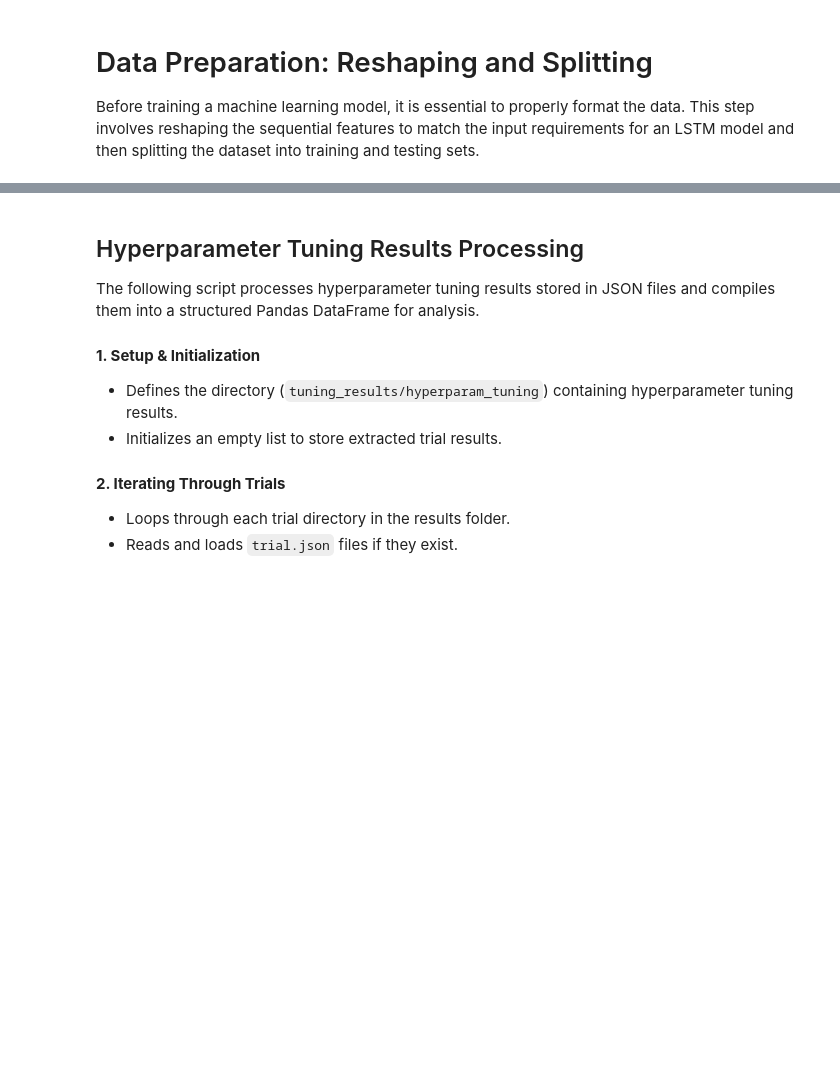
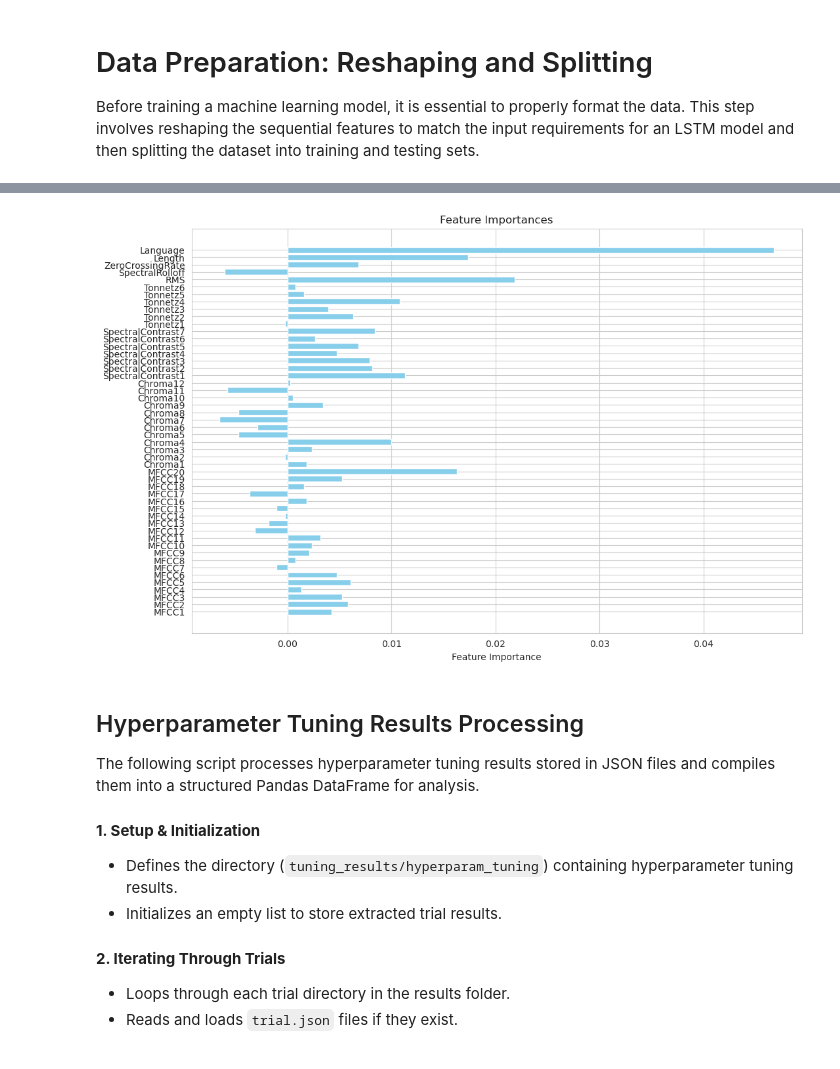
Before and after one commit to ladalar/beata, a Jupyter notebook: music_popularity.ipynb, the cells around one changed output, grey strips where cells are left out. Cells and saved outputs as stored; diff of their text form; code cells hidden in the pictures; blank space fills up the shorter version.

```diff
--- a/music_popularity.ipynb
+++ b/music_popularity.ipynb
@@ -228,7 +228,7 @@ In the following code, we separate the data into two distinct sets: one for sequ
 This separation is essential for ensuring that the model architecture is optimized for the type of data it is processing, leading to better performance and more accurate predictions.
 # %%
 # Select Features and Target
-X_seq = df.iloc[:, 5:25].values  # MFCC1 to MFCC20 (sequential features)
+X_seq = df.iloc[:, 5:24].values  # MFCC1 to MFCC20 (sequential features)
 X_nonseq = df.iloc[:, 25:-1].values  # Spectral Contrast, Tonnetz, etc. (non-sequential features)
 y = df['category'].values  # Target variable
 # %% [markdown]
@@ -296,6 +319,14 @@ This script implements a **hybrid neural network model** with two separate branc
 - A **Non-Sequential Branch (Dense)** to handle other features.
 
 It also applies **hyperparameter tuning** using **Keras Tuner**.
+# %%
+import numpy as np
+
+# Drop the 4th column from the end for both arrays
+X_nonseq_train = np.delete(X_nonseq_train, [1, 4, 5, 6, 7, 10, 19, -4], axis=1)
+X_nonseq_test = np.delete(X_nonseq_test,[1, 4, 5, 6, 7, 10, 19, -4], axis=1)
+X_seq_train = np.delete(X_seq_train, [6, 11, 12, 13, 14, 16], axis=1)
+X_seq_test = np.delete(X_seq_test, [6, 11, 12, 13, 14, 16], axis=1)
 # %%
 import kerastuner as kt
 from tensorflow.keras.layers import Input, LSTM, Dense, Dropout, Concatenate, BatchNormalization
@@ -338,7 +369,7 @@ def build_model(hp):
 # Define the tuner
 tuner = kt.Hyperband(build_model,
                      objective='val_accuracy',
-                     max_epochs=100,
+                     max_epochs=200,
                      factor=3,
                      directory='tuning_results',
                      project_name='hyperparam_tuning')
@@ -349,7 +380,7 @@ early_stopping = EarlyStopping(monitor='val_loss', patience=10, restore_best_wei
 # Search for the best parameters using the training and validation data
 tuner.search([X_seq_train, X_nonseq_train], y_train,
              validation_data=([X_seq_test, X_nonseq_test], y_test),
-             epochs=100,
+             epochs=2,
              batch_size=32,
              callbacks=[early_stopping])
 # %% [output]
@@ -361,3 +452,21 @@ Total elapsed time: 00h 24m 53s
+# %%
+feature_names = [
+    'MFCC1', 'MFCC2', 'MFCC3', 'MFCC4', 'MFCC5', 'MFCC6', 'MFCC7', 'MFCC8', 'MFCC9', 'MFCC10',
+    'MFCC11', 'MFCC12', 'MFCC13', 'MFCC14', 'MFCC15', 'MFCC16', 'MFCC17', 'MFCC18', 'MFCC19', 'MFCC20',
+    'Chroma1', 'Chroma2', 'Chroma3', 'Chroma4', 'Chroma5', 'Chroma6', 'Chroma7', 'Chroma8', 'Chroma9', 'Chroma10',
+    'Chroma11', 'Chroma12', 'SpectralContrast1', 'SpectralContrast2', 'SpectralContrast3', 'SpectralContrast4', 'SpectralContrast5', 'SpectralContrast6', 'SpectralContrast7',
+    'Tonnetz1', 'Tonnetz2', 'Tonnetz3', 'Tonnetz4', 'Tonnetz5', 'Tonnetz6', 'RMS', 'SpectralRolloff', 'ZeroCrossingRate', 'Length', 'Language'
+]
+
+# Plot the feature importances
+plt.figure(figsize=(12, 8))
+plt.barh(feature_names, feature_importances, color='skyblue')
+plt.xlabel('Feature Importance')
+plt.title('Feature Importances')
+plt.grid(True)
+plt.show()
+# %% [output]
+[figure, added]
 # %% [markdown]
 ## Hyperparameter Tuning Results Processing
 
```
Also changed, not shown: parts of 13 cells of this notebook.
